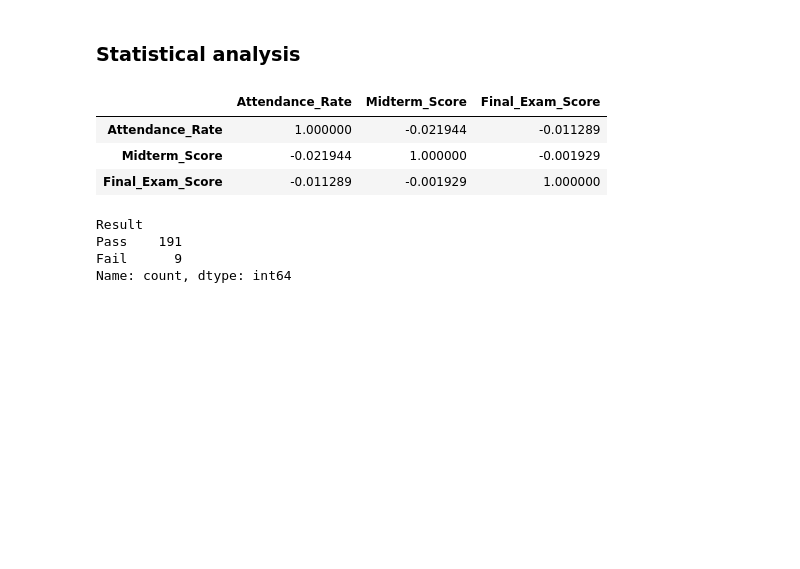
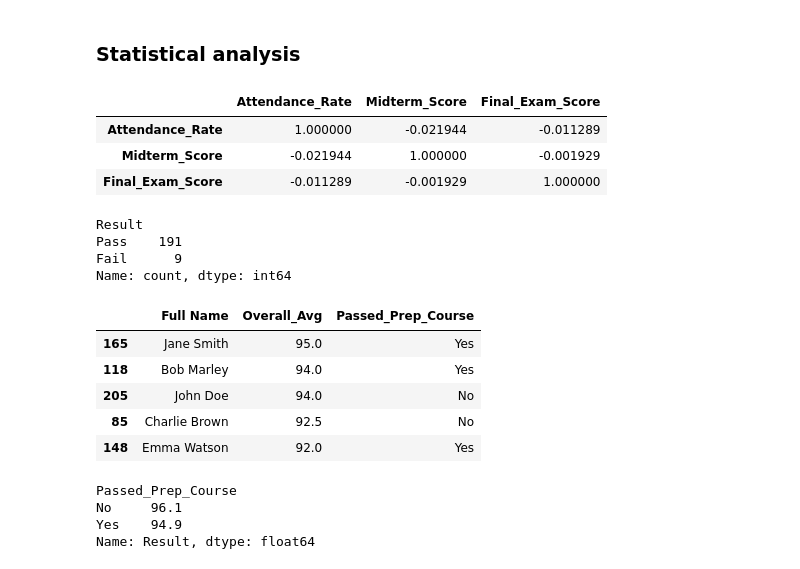
Before and after one commit to sthasarita/15_days_practice, a Jupyter notebook: Day_9_pandas.ipynb, the cells around one changed output. Drawn from its saved outputs; the diff is of its cells as text; code cells hidden in the pictures; blank space fills up the shorter version.

```diff
--- a/Day_9_pandas.ipynb
+++ b/Day_9_pandas.ipynb
@@ -770,3 +770,21 @@ Result
 Pass    191
 Fail      9
 Name: count, dtype: int64
+# %%
+# Top 5 performing students overall
+df.sort_values('Overall_Avg', ascending=False)[['Full Name', 'Overall_Avg', 'Passed_Prep_Course']].head()
+# %% [output]
+|  | Full Name | Overall_Avg | Passed_Prep_Course |
+| 165 | Jane Smith | 95.0 | Yes |
+| 118 | Bob Marley | 94.0 | Yes |
+| 205 | John Doe | 94.0 | No |
+| 85 | Charlie Brown | 92.5 | No |
+| 148 | Emma Watson | 92.0 | Yes |
+# %%
+# Pass rate by prep course status (does the prep course actually improve pass rate?)
+df.groupby('Passed_Prep_Course')['Result'].apply(lambda x: (x == 'Pass').mean() * 100).round(1)
+# %% [output]
+Passed_Prep_Course
+No     96.1
+Yes    94.9
+Name: Result, dtype: float64
```
Also changed, not shown: parts of 1 cell of this notebook, 24 other files.
